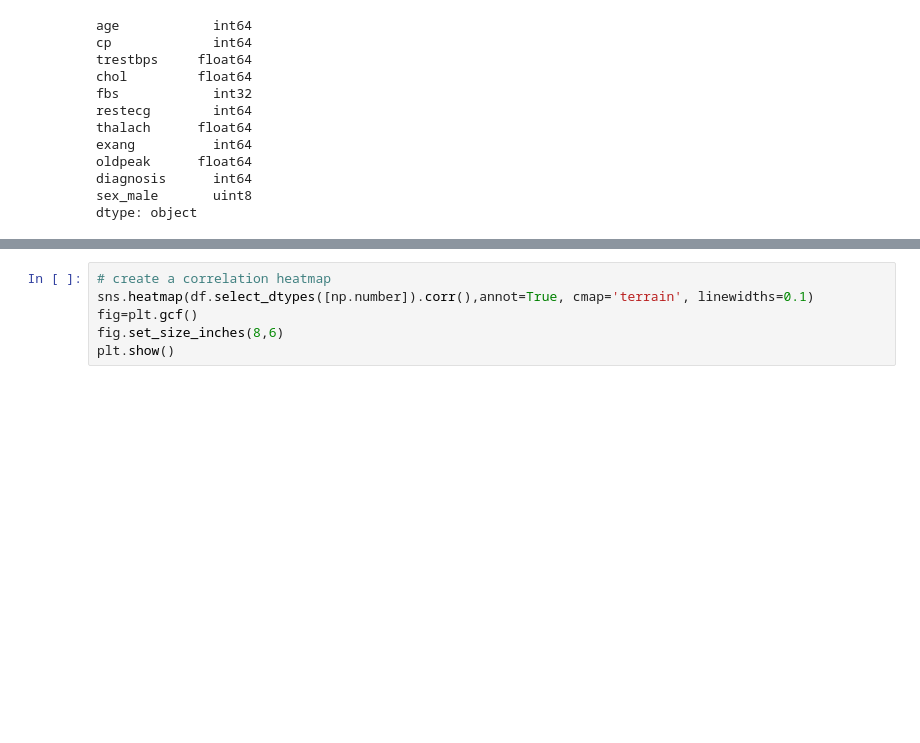
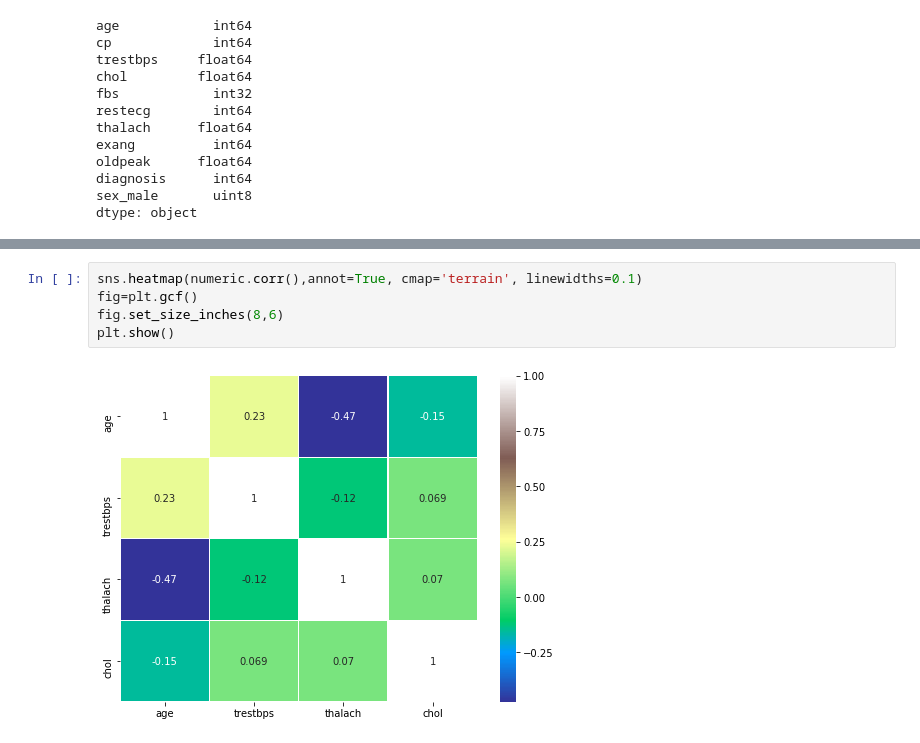
Before and after one commit to AnatolyKarpov/bio_ml_2019, a Jupyter notebook: olebedenko_2029637/hw_1/switz_handling.ipynb, the cells around one changed output, grey strips where cells are left out. Saved outputs shown, nothing was run; the diff lists cells and outputs as text; blank space fills up the shorter version.

```diff
--- a/olebedenko_2029637/hw_1/switz_handling.ipynb
+++ b/olebedenko_2029637/hw_1/switz_handling.ipynb
@@ -123,6 +125,7 @@ sns.pairplot(df[['age', 'trestbps', 'thalach']])
 # %%
-# create a correlation heatmap
-sns.heatmap(df.select_dtypes([np.number]).corr(),annot=True, cmap='terrain', linewidths=0.1)
+sns.heatmap(numeric.corr(),annot=True, cmap='terrain', linewidths=0.1)
 fig=plt.gcf()
 fig.set_size_inches(8,6)
 plt.show()
+# %% [output]
+[figure, added]
```
Also changed, not shown: parts of 17 cells of this notebook.
